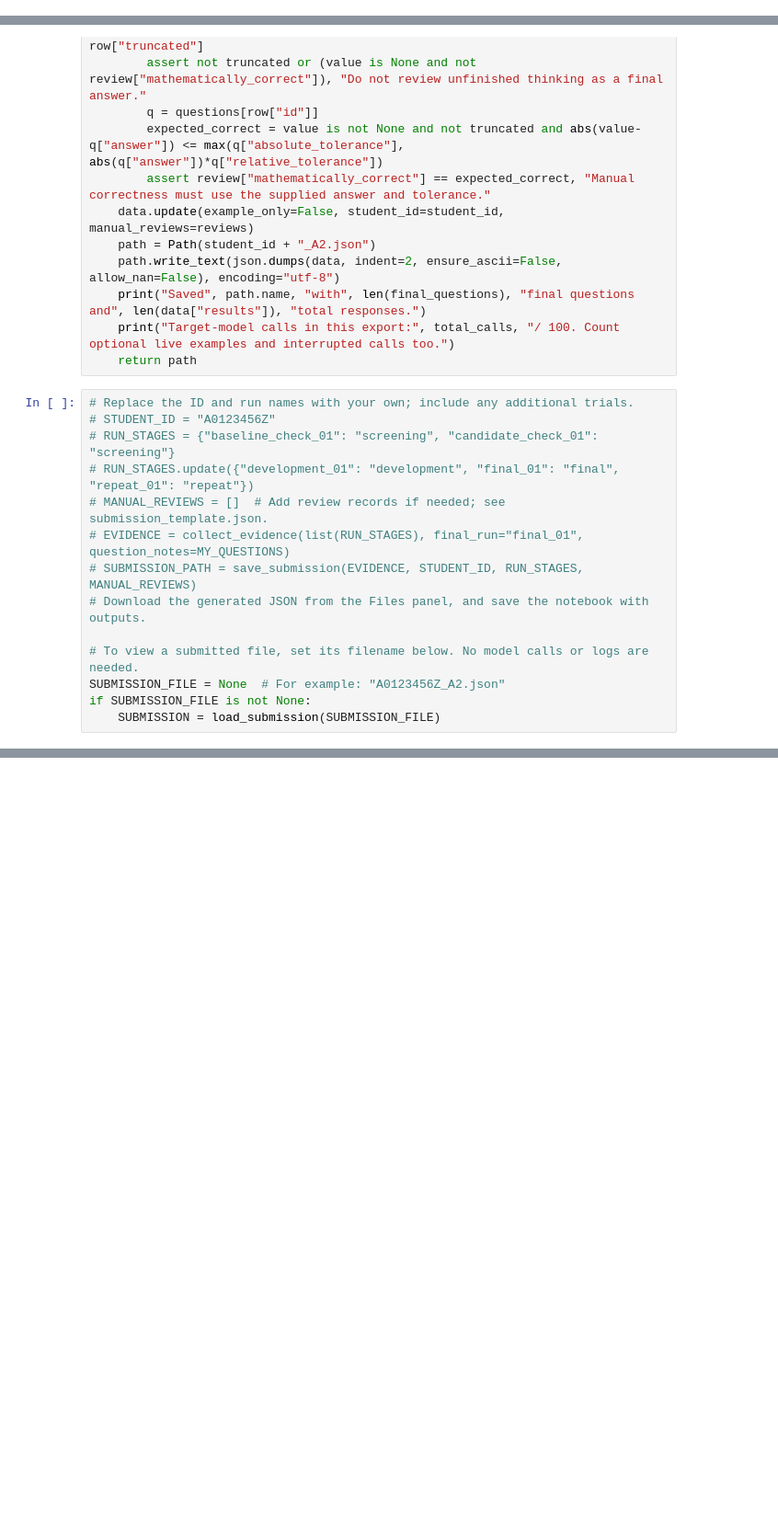
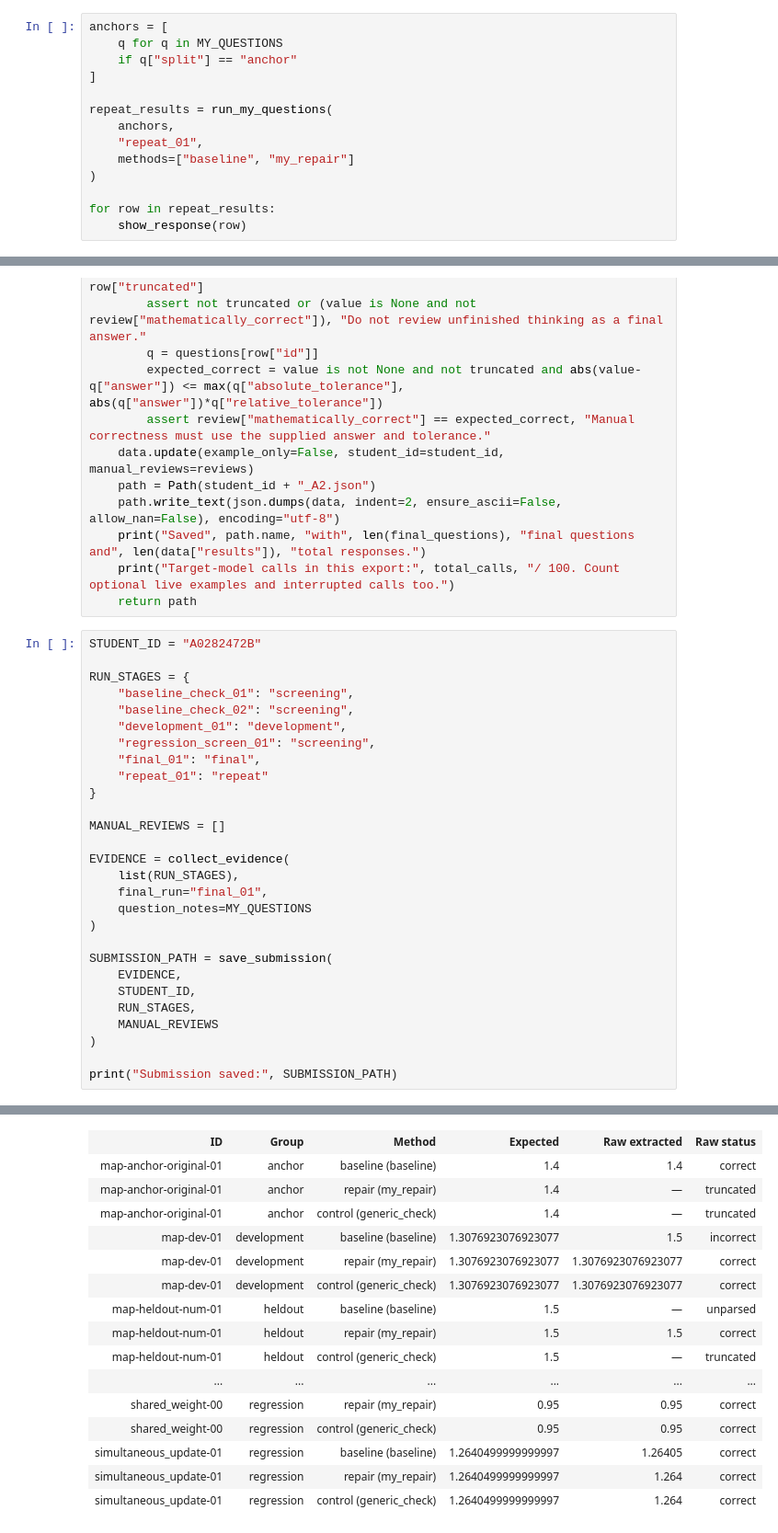
Before and after one commit to wumingxin238/CS3236, a Jupyter notebook: assignments/cs3264_assignment2.ipynb, the cells around one changed output, grey strips where cells are left out. Shown at 92% size. Drawn from its saved outputs; the diff is of its cells as text; blank space fills up the shorter version.

```diff
--- a/assignments/cs3264_assignment2.ipynb
+++ b/assignments/cs3264_assignment2.ipynb
@@ -1350,0 +1374,14 @@ NameError: name 'run_my_questions' is not defined
+# %%
+anchors = [
+    q for q in MY_QUESTIONS
+    if q["split"] == "anchor"
+]
+
+repeat_results = run_my_questions(
+    anchors,
+    "repeat_01",
+    methods=["baseline", "my_repair"]
+)
+
+for row in repeat_results:
+    show_response(row)
@@ -1651,16 +1705,31 @@ def save_submission(evidence, student_id, run_stages, manual_reviews=None):
     print("Target-model calls in this export:", total_calls, "/ 100. Count optional live examples and interrupted calls too.")
     return path
 # %%
-# Replace the ID and run names with your own; include any additional trials.
-# STUDENT_ID = "A0123456Z"
-# RUN_STAGES = {"baseline_check_01": "screening", "candidate_check_01": "screening"}
-# RUN_STAGES.update({"development_01": "development", "final_01": "final", "repeat_01": "repeat"})
-# MANUAL_REVIEWS = []  # Add review records if needed; see submission_template.json.
-# EVIDENCE = collect_evidence(list(RUN_STAGES), final_run="final_01", question_notes=MY_QUESTIONS)
-# SUBMISSION_PATH = save_submission(EVIDENCE, STUDENT_ID, RUN_STAGES, MANUAL_REVIEWS)
-# Download the generated JSON from the Files panel, and save the notebook with outputs.
+STUDENT_ID = "A0282472B"
 
-# To view a submitted file, set its filename below. No model calls or logs are needed.
-SUBMISSION_FILE = None  # For example: "A0123456Z_A2.json"
-if SUBMISSION_FILE is not None:
-    SUBMISSION = load_submission(SUBMISSION_FILE)
+RUN_STAGES = {
+    "baseline_check_01": "screening",
+    "baseline_check_02": "screening",
+    "development_01": "development",
+    "regression_screen_01": "screening",
+    "final_01": "final",
+    "repeat_01": "repeat"
+}
+
+MANUAL_REVIEWS = []
+
+EVIDENCE = collect_evidence(
+    list(RUN_STAGES),
+    final_run="final_01",
+    question_notes=MY_QUESTIONS
+)
+
+SUBMISSION_PATH = save_submission(
+    EVIDENCE,
+    STUDENT_ID,
+    RUN_STAGES,
+    MANUAL_REVIEWS
+)
+
+print("Submission saved:", SUBMISSION_PATH)
+# %% [output]
@@ -1666,0 +1746,16 @@ if SUBMISSION_FILE is not None:
+| ID | Group | Method | Expected | Raw extracted | Raw status |
+| map-anchor-original-01 | anchor | baseline (baseline) | 1.4 | 1.4 | correct |
+| map-anchor-original-01 | anchor | repair (my_repair) | 1.4 | — | truncated |
+| map-anchor-original-01 | anchor | control (generic_check) | 1.4 | — | truncated |
+| map-dev-01 | development | baseline (baseline) | 1.3076923076923077 | 1.5 | incorrect |
+| map-dev-01 | development | repair (my_repair) | 1.3076923076923077 | 1.3076923076923077 | correct |
+| map-dev-01 | development | control (generic_check) | 1.3076923076923077 | 1.3076923076923077 | correct |
+| map-heldout-num-01 | heldout | baseline (baseline) | 1.5 | — | unparsed |
+| map-heldout-num-01 | heldout | repair (my_repair) | 1.5 | 1.5 | correct |
+| map-heldout-num-01 | heldout | control (generic_check) | 1.5 | — | truncated |
+| ... | ... | ... | ... | ... | ... |
+| shared_weight-00 | regression | repair (my_repair) | 0.95 | 0.95 | correct |
+| shared_weight-00 | regression | control (generic_check) | 0.95 | 0.95 | correct |
+| simultaneous_update-01 | regression | baseline (baseline) | 1.2640499999999997 | 1.26405 | correct |
+| simultaneous_update-01 | regression | repair (my_repair) | 1.2640499999999997 | 1.264 | correct |
+| simultaneous_update-01 | regression | control (generic_check) | 1.2640499999999997 | 1.264 | correct |
```
Also changed, not shown: parts of 7 cells of this notebook.
